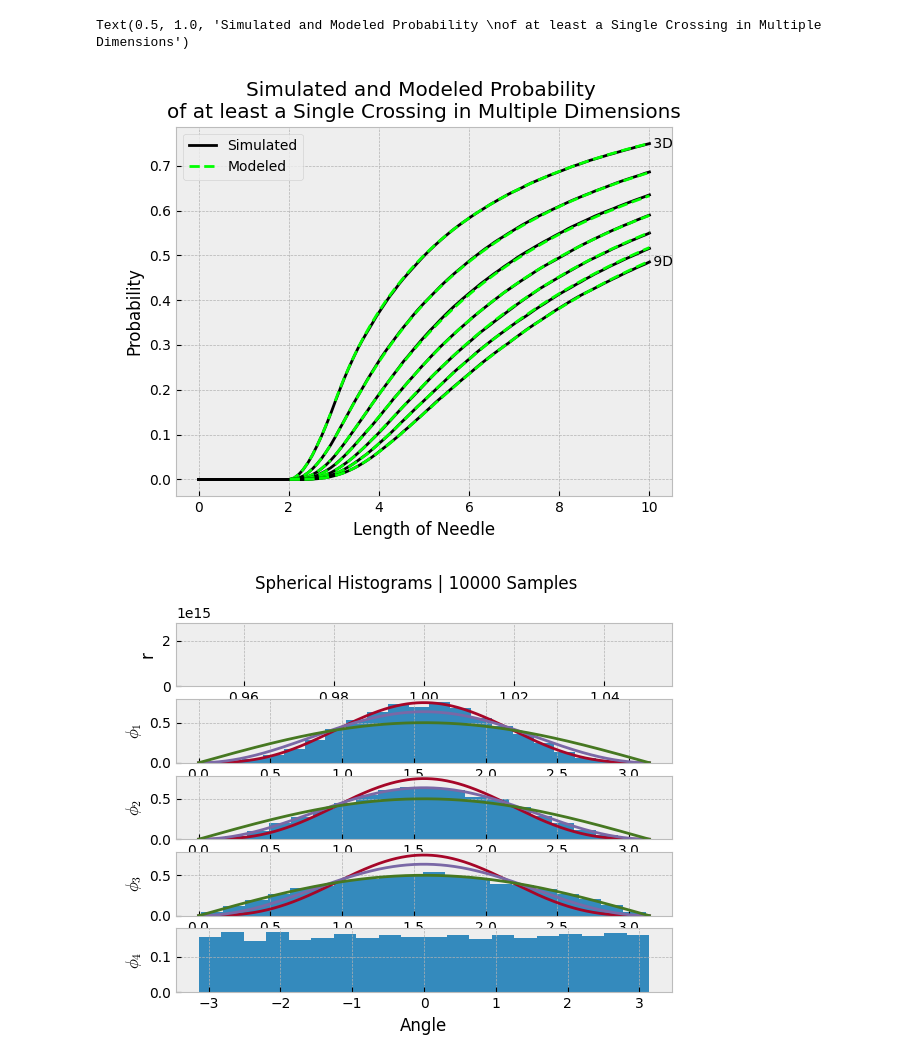
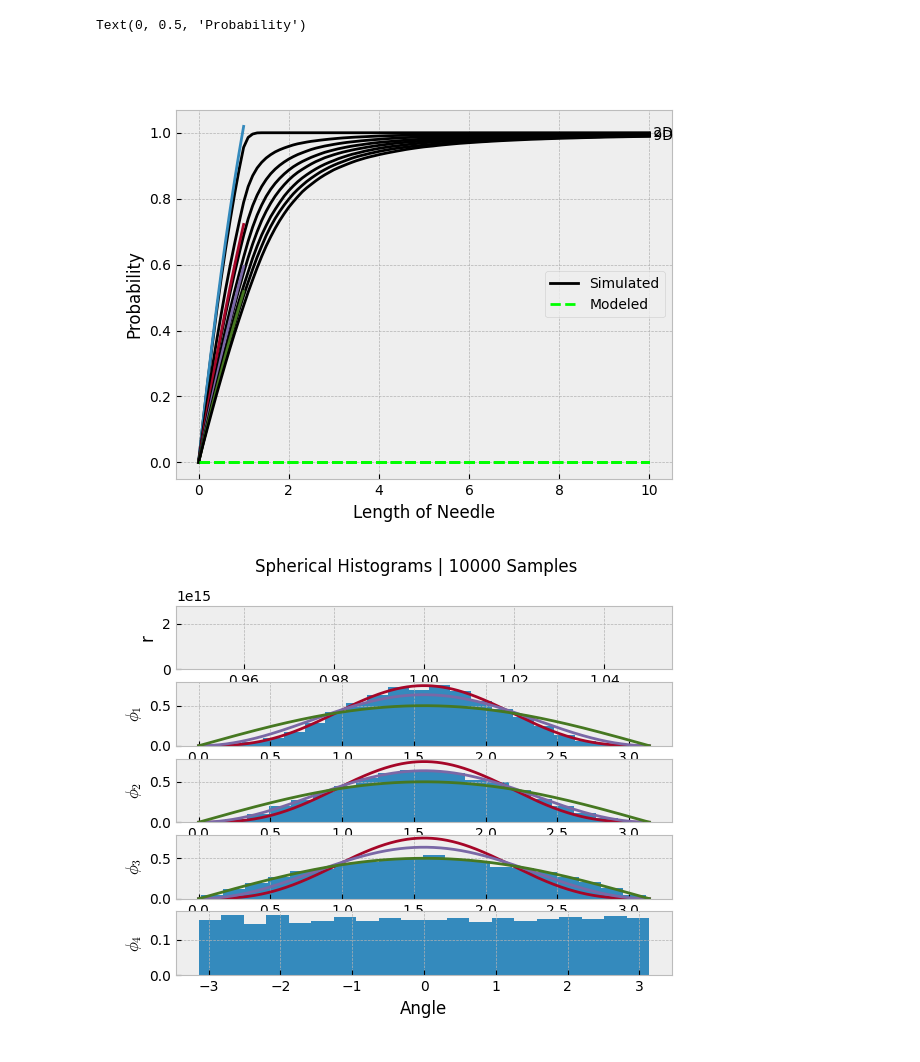
Before and after one commit to aechoi/buffon_extension, a Jupyter notebook: src/demo_notebook.ipynb, the cells around one changed output. Saved outputs shown, nothing was run; the diff lists cells and outputs as text; code cells hidden in the pictures.

Commit message:
add a function for the general modeled probability that takes any number of crossings at any length in any dim at any spacing. Only handles N=1

```diff
--- a/src/demo_notebook.ipynb
+++ b/src/demo_notebook.ipynb
@@ -16,64 +16,45 @@ plt.style.use("bmh")
 tau = np.pi*2
 # %%
 importlib.reload(sampling)
+importlib.reload(modeling)
 
 samples = 100000
-dims = np.arange(3, 10, 1)
-lengths = np.linspace(0, 10, 100)
-hyperplanes = 1
-spacing = np.array([1])
-c = 3
-s0 = spacing[0]
+dims = np.arange(2, 10, 1)
+lengths = np.linspace(0, 10, 101)
+hyperplanes = 2
+spacing = np.ones(hyperplanes)
+c = 1
 
 fig, ax = plt.subplots()
 for idx, dim in enumerate(tqdm(dims)):
 
     xs = np.random.random((samples, dim))
     hypersphere = sampling.get_samples_gaussian(samples, dim)
     sim_probs = sampling.get_sim_prob_ge(samples, dim, lengths, c, hyperplanes, spacing)
     # sim_probs = sampling.get_sim_prob_e(samples, dim, lengths, c, hyperplanes, spacing)
 
     ax.plot(lengths, sim_probs, "k")
 
-    # modeled_prob = modeling.prob_of_crossing_vs_length(lengths, dim, N=hyperplanes)
-    # ax.plot(lengths, modeled_prob, "--", color=(0, 1, 0))
-
-    r = lengths
-    r_ml = r[r>spacing[0]*(c-1)]
-    gamma = s0*(c-1)/r_ml
-    loop_sum_1 = np.sum([spec.beta((dim-2*i)/2, 0.5)/(1-gamma**2)**i for i in range(1, int((dim-2)/2)+1)], axis=0)
-
-    r_l = r[r>spacing[0]*c]
-    gamma_2 = s0*c/r_l
-    loop_sum_2 = np.sum([spec.beta((dim-2*i)/2, 0.5)/(1-gamma_2**2)**i for i in range(1, int((dim-2)/2)+1)], axis=0)
+    probabilities = modeling.prob_of_crossing_vs_length(lengths, dim, c, hyperplanes, spacing)
+    ax.plot(lengths, probabilities, "--", color=(0,1,0))
 
     if dim%2 == 0:
-        modeled_prob_m = r_ml/(np.pi*s0) * ((1-gamma**2)**((dim-1)/2)*(spec.beta(dim/2, 0.5) + gamma**2*loop_sum_1) - 2*gamma*np.arccos(gamma))
-        modeled_prob_l_correction = r_l/(np.pi*s0) * ((1-gamma_2**2)**((dim-1)/2)*(spec.beta(dim/2, 0.5) + gamma_2**2*loop_sum_2) - 2*gamma_2*np.arccos(gamma_2))
-    if dim%2 == 1:
-        modeled_prob_m = r_ml/(np.pi*s0) * ((1-gamma**2)**((dim-1)/2)*(spec.beta(dim/2, 0.5) + gamma**2*loop_sum_1) - np.pi*gamma*(1-gamma))
-        modeled_prob_l_correction = r_l/(np.pi*s0) * ((1-gamma_2**2)**((dim-1)/2)*(spec.beta(dim/2, 0.5) + gamma_2**2*loop_sum_2) - np.pi*gamma_2*(1-gamma_2))
-
-    modeled_prob_l = modeled_prob_m[r_ml>spacing[0]*c] - modeled_prob_l_correction
-
-    ax.plot(r_l, modeled_prob_l, "--", color=(0, 1, 0))
-    ax.plot(r_ml[r_ml<s0*c], modeled_prob_m[r_ml<s0*c], "--", color=(0, 1, 0))
-
-    # if dim%2 == 1:
-    #     ax.plot(r, modeled_prob, "--", color=(0, 1, 0))
+        r_ml = lengths[lengths<=min(spacing)]
+        modeled_prob_m = r_ml/spacing[0]/np.pi*spec.beta(dim/2, 0.5) + r_ml/spacing[1]/np.pi*spec.beta(dim/2, 0.5) - 2**1.5*r_ml**2/np.pi**1.5/dim/spacing[0]/spacing[1]
+        ax.plot(r_ml, modeled_prob_m)
 
     if idx==0:
         ax.text(lengths[-1], sim_probs[-1], f" {dim}D", verticalalignment="center")
         ax.legend(["Simulated", "Modeled"])
     # ax.plot(lengths[lengths<1], lengths[lengths<1]*spec.gamma(dim/2)/spec.gamma(0.5)/spec.gamma(dim/2+0.5))
 
 ax.text(lengths[-1], sim_probs[-1], f" {dim}D", verticalalignment="center")
 ax.set_xlabel("Length of Needle")
 ax.set_ylabel("Probability")
-ax.set_title("Simulated and Modeled Probability \nof at least a Single Crossing in Multiple Dimensions")
+# ax.set_title("Simulated and Modeled Probability \nof at least a Single Crossing in Multiple Dimensions")
 # %% [output]
-Text(0.5, 1.0, 'Simulated and Modeled Probability \nof at least a Single Crossing in Multiple Dimensions')
+Text(0, 0.5, 'Probability')
-[figure, old version]
+[figure, new version]
 # %%
 importlib.reload(sampling)
 hypersphere = sampling.get_samples_gaussian(n_samples=10000, n_dims=5)
```
Also changed, not shown: 1 other file.
